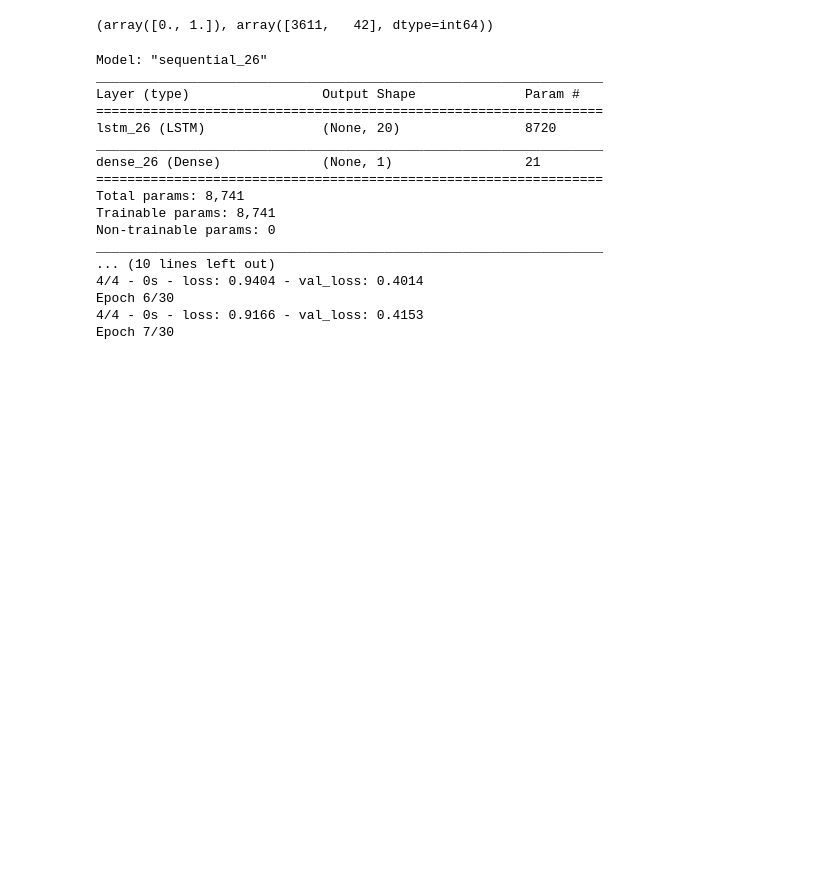
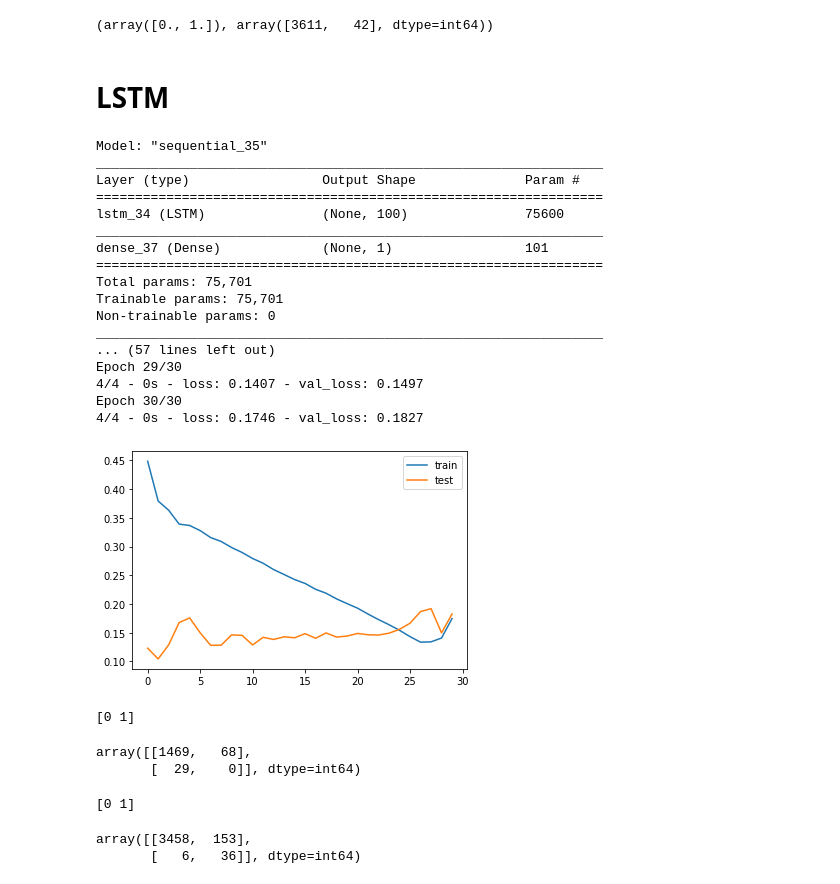
Before and after one commit to epfl-ada/ada-2020-project-milestone-p3-p3_navaja, a Jupyter notebook: TestTimeDepAlgo.ipynb, the cells around one changed output. Saved outputs shown, nothing was run; the diff lists cells and outputs as text; code cells hidden in the pictures; blank space fills up the shorter version.

```diff
--- a/TestTimeDepAlgo.ipynb
+++ b/TestTimeDepAlgo.ipynb
@@ -92,40 +95,49 @@ for i in range(X_test.shape[1]):
 print(np.unique(y_train,return_counts=True))
 # %% [output]
 (array([0., 1.]), array([3611,   42], dtype=int64))
+# %% [markdown]
+# LSTM
 # %%
-weights = {0:1,1:50}
+weights = {0:1,1:10}
 
 # design network
 model = Sequential()
-model.add(LSTM(20, input_shape=(X_trainsc.shape[1], X_trainsc.shape[2])))
+model.add(LSTM(100, input_shape=(X_trainsc.shape[1], X_trainsc.shape[2])))
+#model.add(Dense(200, activation='relu'))
 model.add(Dense(1, activation='sigmoid'))
 model.compile(loss='binary_crossentropy', optimizer='adam')
 print(model.summary())
 # fit network
 history = model.fit(X_trainsc, y_train, epochs=30, batch_size=1000, validation_data=(X_testsc, y_test), verbose=2, shuffle=False, class_weight=weights)
 # plot history
 plt.plot(history.history['loss'], label='train')
 plt.plot(history.history['val_loss'], label='test')
 plt.legend()
 plt.show()
 # %% [output]
-Model: "sequential_26"
+Model: "sequential_35"
 _________________________________________________________________
 Layer (type)                 Output Shape              Param #
 =================================================================
-lstm_26 (LSTM)               (None, 20)                8720
+lstm_34 (LSTM)               (None, 100)               75600
 _________________________________________________________________
-dense_26 (Dense)             (None, 1)                 21
+dense_37 (Dense)             (None, 1)                 101
 =================================================================
-Total params: 8,741
-Trainable params: 8,741
+Total params: 75,701
+Trainable params: 75,701
 Non-trainable params: 0
 _________________________________________________________________
-... (10 lines left out)
-4/4 - 0s - loss: 0.9404 - val_loss: 0.4014
-Epoch 6/30
-4/4 - 0s - loss: 0.9166 - val_loss: 0.4153
-Epoch 7/30
+... (57 lines left out)
+Epoch 29/30
+4/4 - 0s - loss: 0.1407 - val_loss: 0.1497
+Epoch 30/30
+4/4 - 0s - loss: 0.1746 - val_loss: 0.1827
+[figure, added]
 # %%
 y_pred = model.predict_classes(X_testsc)
 print(np.unique(y_pred))
+confusion_matrix(y_test, y_pred)
+# %% [output]
+[0 1]
+array([[1469,   68],
+       [  29,    0]], dtype=int64)
@@ -133,0 +144,8 @@ confusion_matrix(y_test, y_pred)
+# %%
+y_pred = model.predict_classes(X_trainsc)
+print(np.unique(y_pred))
+confusion_matrix(y_train, y_pred)
+# %% [output]
+[0 1]
+array([[3458,  153],
+       [   6,   36]], dtype=int64)
```
Also changed, not shown: parts of 9 cells of this notebook.
